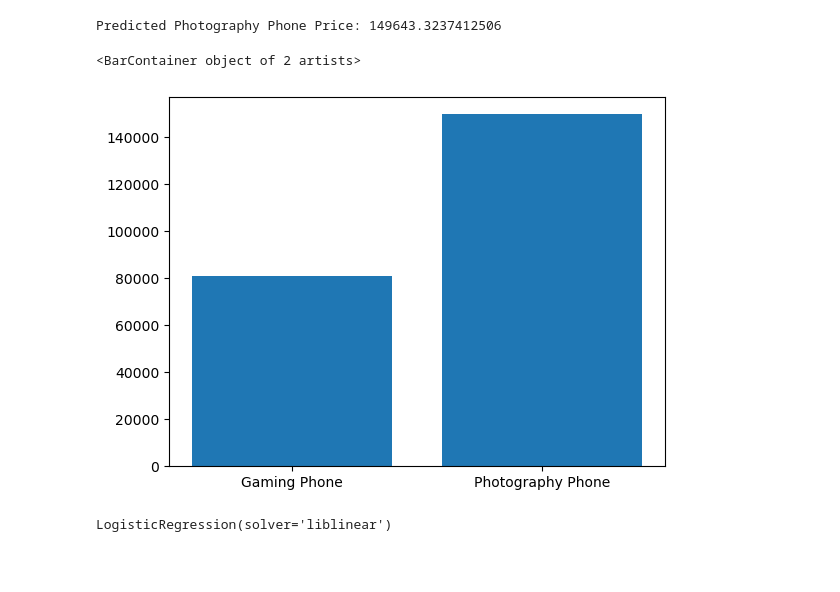
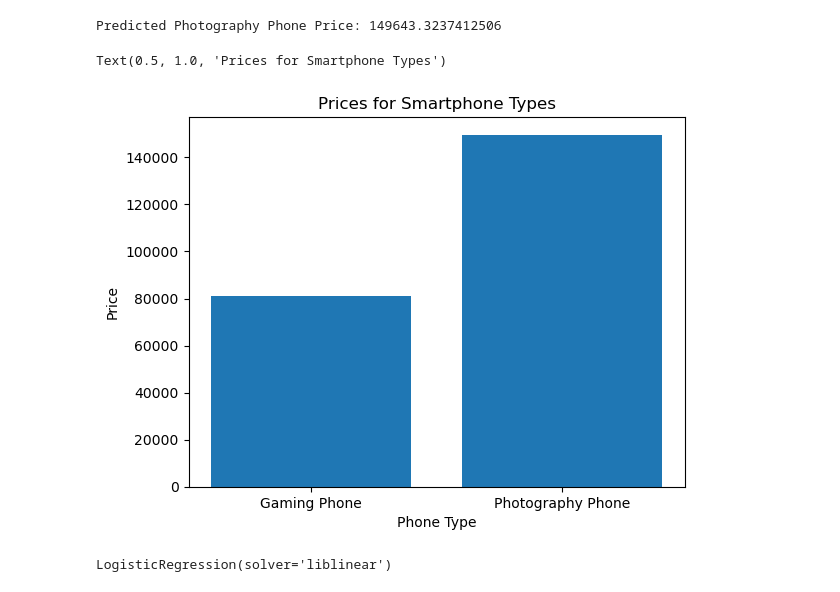
Before and after one commit to JasonRahimi2/INST414_Project, a Jupyter notebook: SemesterProjectINST414.ipynb, the cells around one changed output. Saved outputs shown, nothing was run; the diff lists cells and outputs as text; code cells hidden in the pictures; blank space fills up the shorter version.

```diff
--- a/SemesterProjectINST414.ipynb
+++ b/SemesterProjectINST414.ipynb
@@ -271,11 +271,15 @@ linear_model_phone_predictions.append(linear_model_photography_phone_prediction[
 print(f'Predicted Photography Phone Price: {linear_model_photography_phone_prediction[0]}')
 # %% [output]
 Predicted Photography Phone Price: 149643.3237412506
-# %%
-plt.bar(phone_type, linear_model_phone_predictions)
-# %% [output]
-<BarContainer object of 2 artists>
-[figure, removed]
+# %%
+#Plot for smartphone types
+plt.bar(phone_type, linear_model_phone_predictions)
+plt.xlabel('Phone Type')
+plt.ylabel('Price')
+plt.title('Prices for Smartphone Types')
+# %% [output]
+Text(0.5, 1.0, 'Prices for Smartphone Types')
+[figure, added]
 # %%
 #Developing logistic regression model
 logistic_model = LogisticRegression(solver='liblinear')
```
Also changed, not shown: parts of 16 cells of this notebook.
